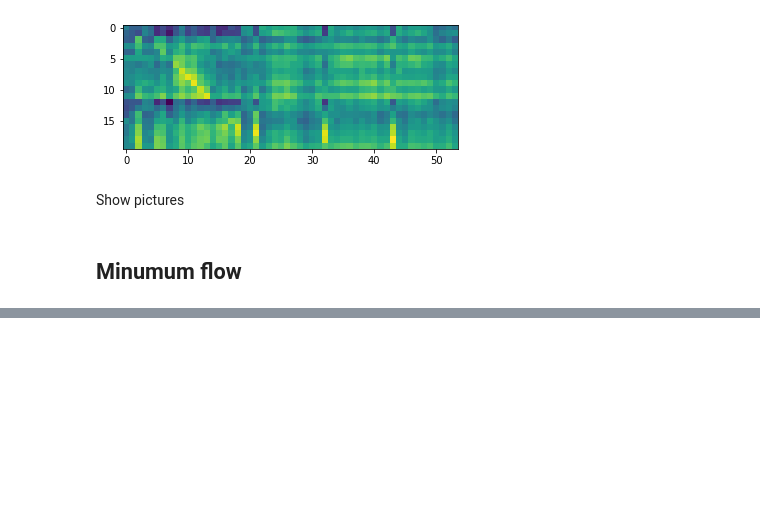
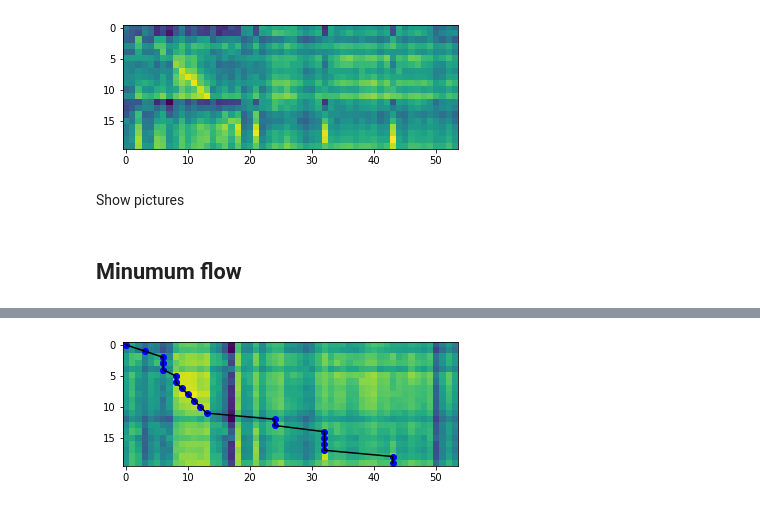
Before and after one commit to SailorBrandon/Reproduction-Robust-Visual-SLAM-Across-Seasons, a Jupyter notebook: image_matching/pytorch_vision_googlenet.ipynb, the cells around one changed output, grey strips where cells are left out. Cells and saved outputs as stored; diff of their text form; code cells hidden in the pictures; blank space fills up the shorter version.

Commit message:
Update min cost flow to be runnable
problem fixed. the large amount of nodes in the graph makes min cost flow not applicable. Use shortest path instead, which works reasonably good.

```diff
--- a/image_matching/pytorch_vision_googlenet.ipynb
+++ b/image_matching/pytorch_vision_googlenet.ipynb
@@ -281,19 +284,17 @@ flowDict.keys()
 # %%
-
-shortest_list = ['s', (1, 1), (2, 4), (3, 7), (4, 7),
-                 (5, 7), (6, 7), (7, 7), (8, 7), (9, 7), (10, 7), 't']
-
 
 def visualization(shortest_list, similarity_matrix):
     query = []
     data = []
     for i in range(1, len(shortest_list)-1):
         query.append(shortest_list[i][0]-1)
         data.append(shortest_list[i][1]-1)
     plt.imshow(similarity_matrix)
     plt.scatter(data, query, color='b')
     plt.plot(data, query, color='black')
     plt.show()
 
 
 visualization(shortest_list, similarity_matrix)
+# %% [output]
+[figure, added]
```
Also changed, not shown: parts of 7 cells of this notebook.
